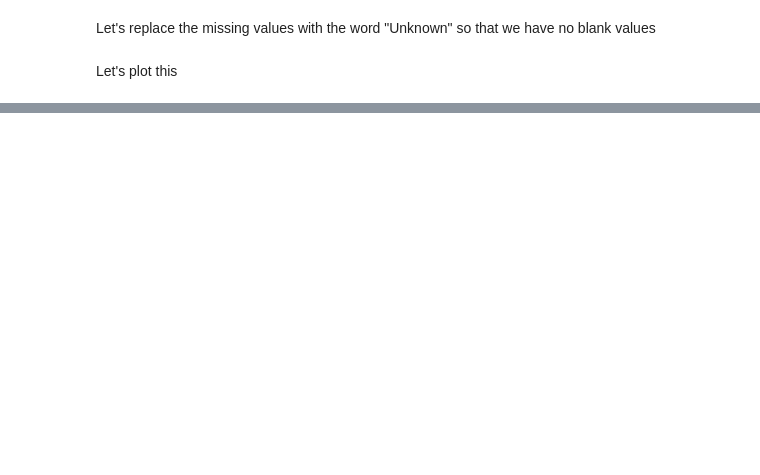
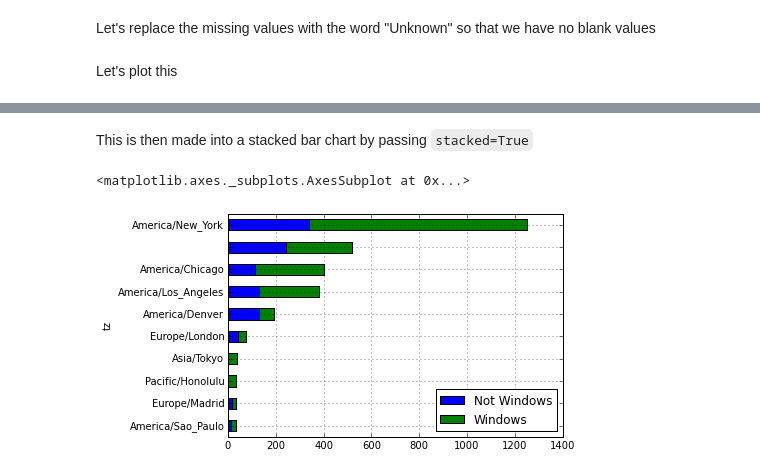
Before and after one commit to HackerParadise2014/pandas, a Jupyter notebook: Hacker-Paradise-2014-Pandas.ipynb, the cells around one changed output, grey strips where cells are left out. Saved outputs shown, nothing was run; the diff lists cells and outputs as text; code cells hidden in the pictures; blank space fills up the shorter version.

```diff
--- a/Hacker-Paradise-2014-Pandas.ipynb
+++ b/Hacker-Paradise-2014-Pandas.ipynb
@@ -306,0 +292,7 @@ tz_counts[:10].plot(kind="barh", rot=0)
+# %%
+# Excllude missing agents
+cframe = frame[frame.a.notnull()]
+
+# Compute a value whether each row is Windows or not
+op_sys = np.where(cframe['a'].str.contains('Windows'), 'Windows', 'Not Windows')
+print op_sys[:5]
@@ -306,0 +301,8 @@ tz_counts[:10].plot(kind="barh", rot=0)
+# %%
+# Group the data by time zone and the new list of operating systems
+by_tz_os = cframe.groupby(['tz', op_sys])
+
+# The group counts can be computed using size.
+# The result is then reshaped into a table using unstack
+agg_counts = by_tz_os.size().unstack().fillna(0)
+print agg_counts[:10]
@@ -306,0 +324,4 @@ tz_counts[:10].plot(kind="barh", rot=0)
+# %%
+# Use argsort to sort in ascending order
+indexer = agg_counts.sum(1).argsort()
+print indexer[:10]
@@ -306,0 +341,4 @@ tz_counts[:10].plot(kind="barh", rot=0)
+# %%
+# Select the rows in that order then slice off the last 10 rows
+count_subset = agg_counts.take(indexer)[-10:]
+print count_subset
@@ -306,0 +358,8 @@ tz_counts[:10].plot(kind="barh", rot=0)
+# %% [markdown]
+This is then made into a stacked bar chart by passing `stacked=True`
+# %%
+%matplotlib inline
+count_subset.plot(kind='barh', stacked=True)
+# %% [output]
+<matplotlib.axes._subplots.AxesSubplot at 0x...>
+[figure, added]
```
Also changed, not shown: parts of 37 cells of this notebook.
